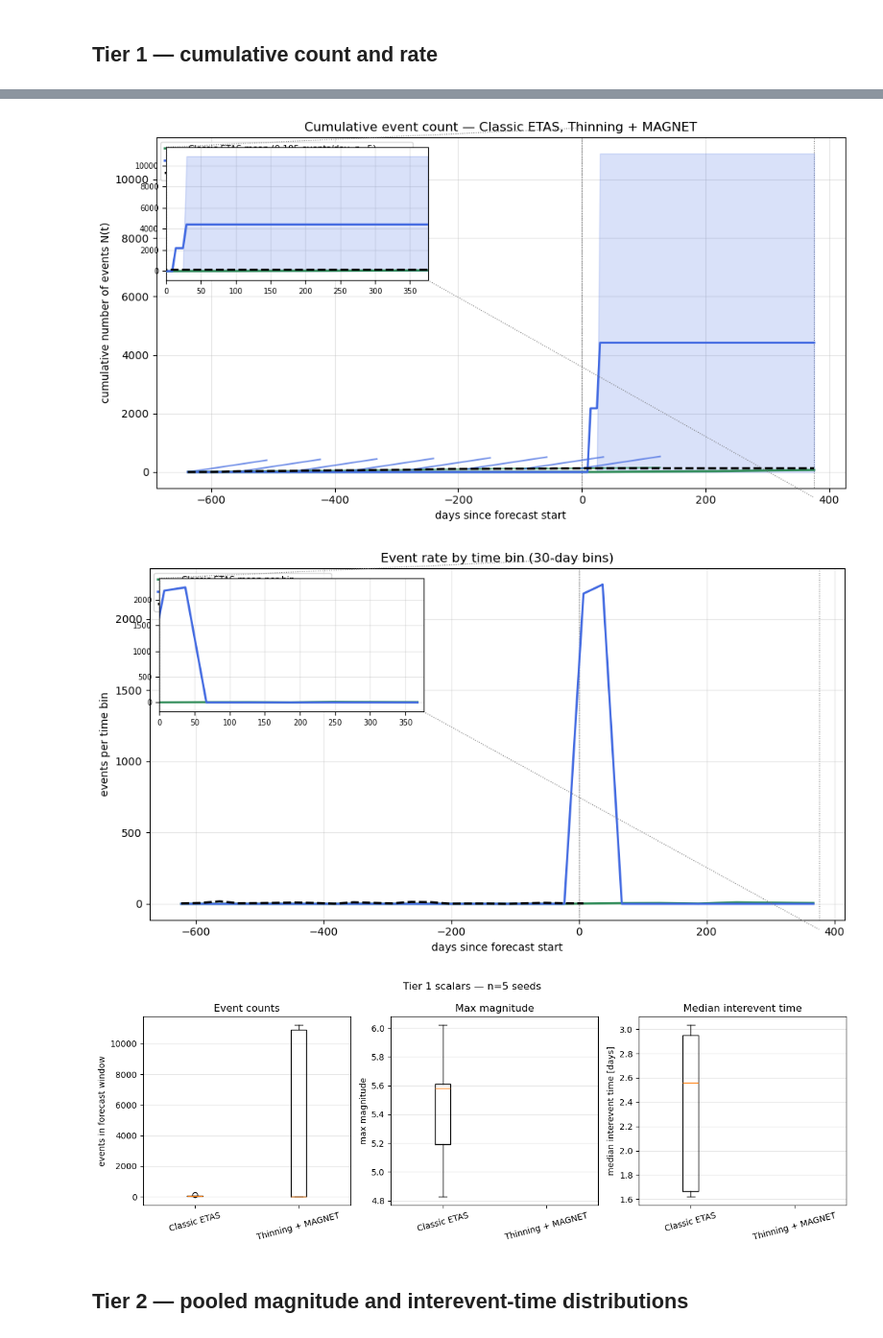
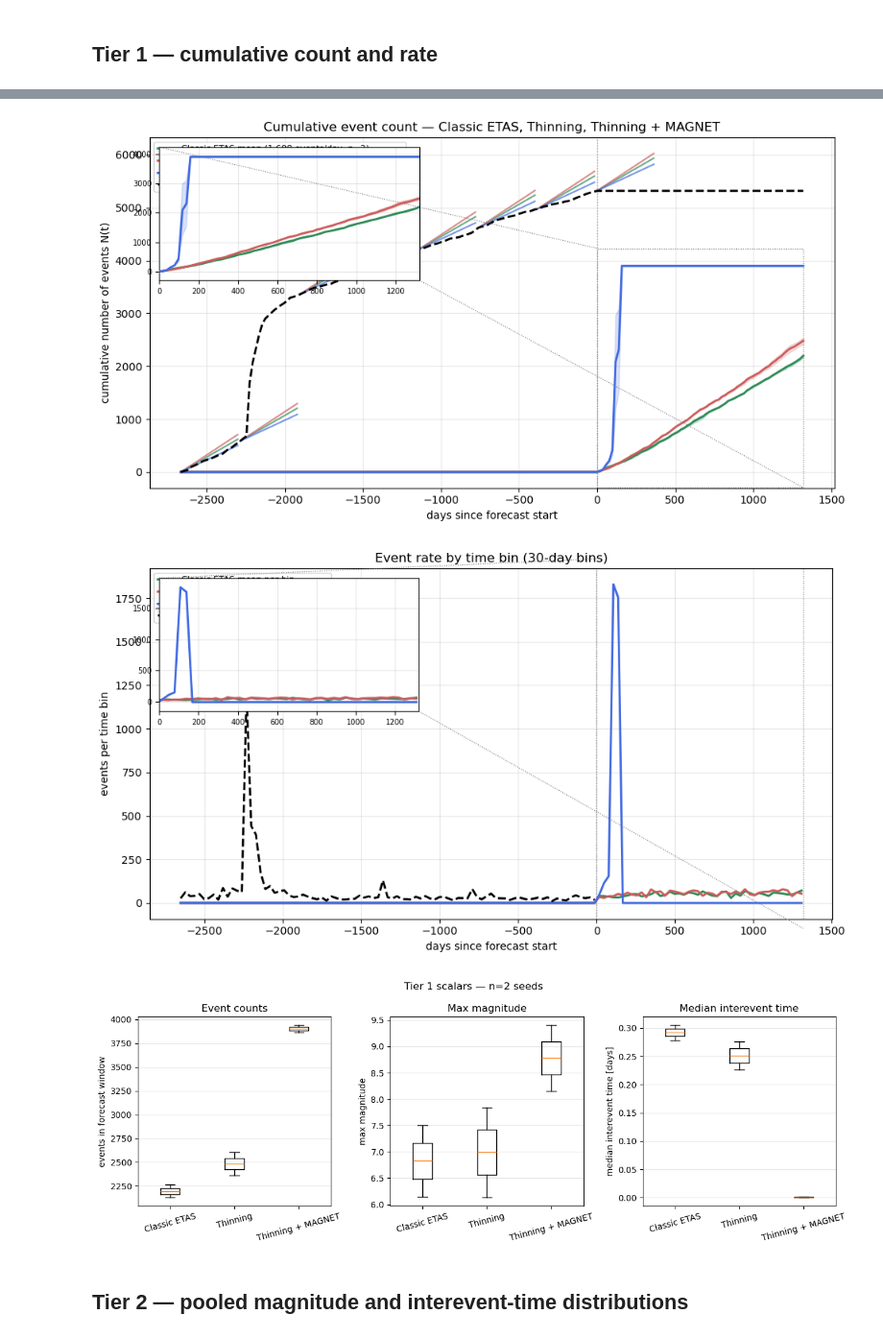
Before and after one commit to Ner-Ber/etas_edits, a Jupyter notebook: notebooks/compare_thinning_vs_thinning_magnet_ensemble.ipynb, the cells around one changed output, grey strips where cells are left out. Shown at 96% size. Saved outputs shown, nothing was run; the diff lists cells and outputs as text; code cells hidden in the pictures.

```diff
--- a/notebooks/compare_thinning_vs_thinning_magnet_ensemble.ipynb
+++ b/notebooks/compare_thinning_vs_thinning_magnet_ensemble.ipynb
@@ -86,17 +86,18 @@ for _candidate in [
         break
 
 # Default: run_continuation_models.py output root (config "output_root").
-OUTPUT_ROOT = REPO_ROOT / "outputs/continuation_models"
+# OUTPUT_ROOT = REPO_ROOT / "outputs/continuation_models"
+OUTPUT_ROOT = REPO_ROOT / "outputs/hauksson_continuation_models"
 
 # Which methods to compare. None → auto-discover whatever exists under OUTPUT_ROOT.
 # Examples: ["thinning", "thinning_magnet"]  |  ["etas"]  |  ["etas", "thinning", "thinning_magnet"]
 METHODS: list[str] | None = None
 
 # Pin a specific inversion id, or None to pick the newest inv_* shared by selected methods.
-INVERSION_ID: str | None = '219e51f42e5469be'  # e.g. "219e51f42e5469be" or None
+INVERSION_ID: str | None = 'inv_a73a39109b5920f5'  # e.g. "219e51f42e5469be" or None
 
 # Seed selection
-LOAD_MODE: Literal["all", "first_n", "seeds"] = "first_n"
+LOAD_MODE: Literal["all", "first_n", "seeds"] = "all"
 FIRST_N: int = 5
 SEEDS: list[int] = [0, 1, 2, 3, 4]
 
@@ -435,6 +436,7 @@ def load_intensity_context(output_root: Path, ensemble_dir: Path, meta: dict, se
     forecast_end_t = (forecast_end_dt - pd.Timestamp("1970-01-01")) / pd.Timedelta("1D")
     return {
         "mc": mc,
+        "beta": float(etas_inversion.beta),
         "history_df": history_df,
         "forecast_start_t": forecast_start_t,
         "forecast_days": float(forecast_end_t - forecast_start_t),
@@ -707,6 +707,7 @@ else:
 try:
     ctx = load_intensity_context(OUTPUT_ROOT, primary_dir, primary_meta, selected_seeds[0])
     mc_val = float(ctx["mc"])
+    beta_val = float(ctx["beta"])
     forecast_days = float(ctx["forecast_days"])
     timewindow_start = ctx.get("timewindow_start")
     timewindow_end = ctx.get("timewindow_end")
@@ -730,6 +731,7 @@ except Exception as exc:
     train_dt_days = np.array([], dtype=float)
     train_days = 0.0
     mc_val = float("nan")
+    beta_val = float("nan")
 
 t_grid = np.linspace(-train_days, forecast_days, 200)
 curves_by_method = {
@@ -905,6 +867,6 @@ To enable the following instructions: AVX2 AVX512F AVX512_VNNI AVX512_BF16 FMA,
-[figure, old version]
+[figure, new version]
-[figure, old version]
+[figure, new version]
-[figure, old version]
+[figure, new version]
 # %% [markdown]
 ## Tier 2 — pooled magnitude and interevent-time distributions
 # %%
```
Also changed, not shown: parts of 6 cells of this notebook, 2 other files.
